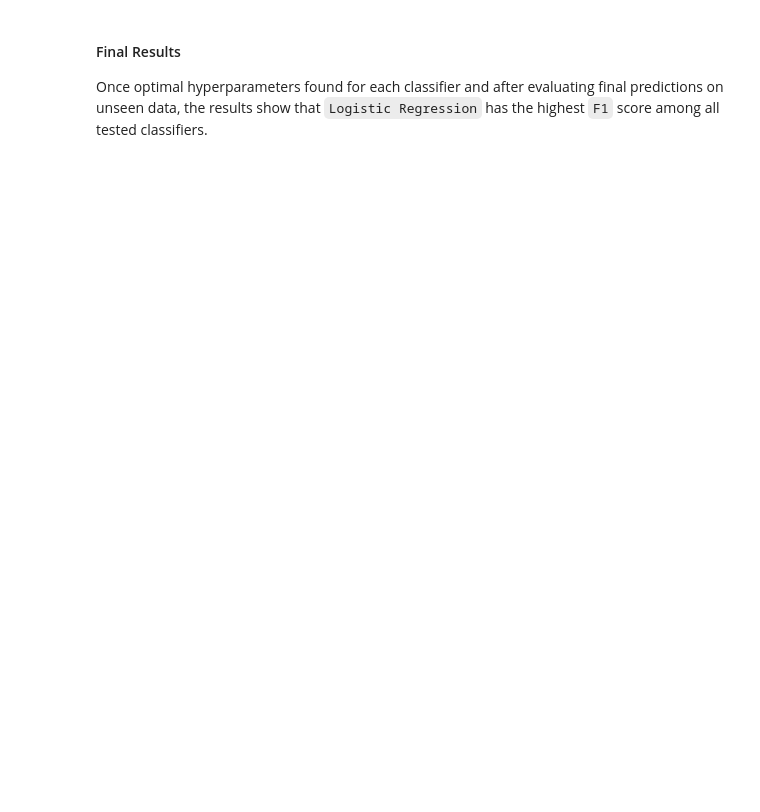
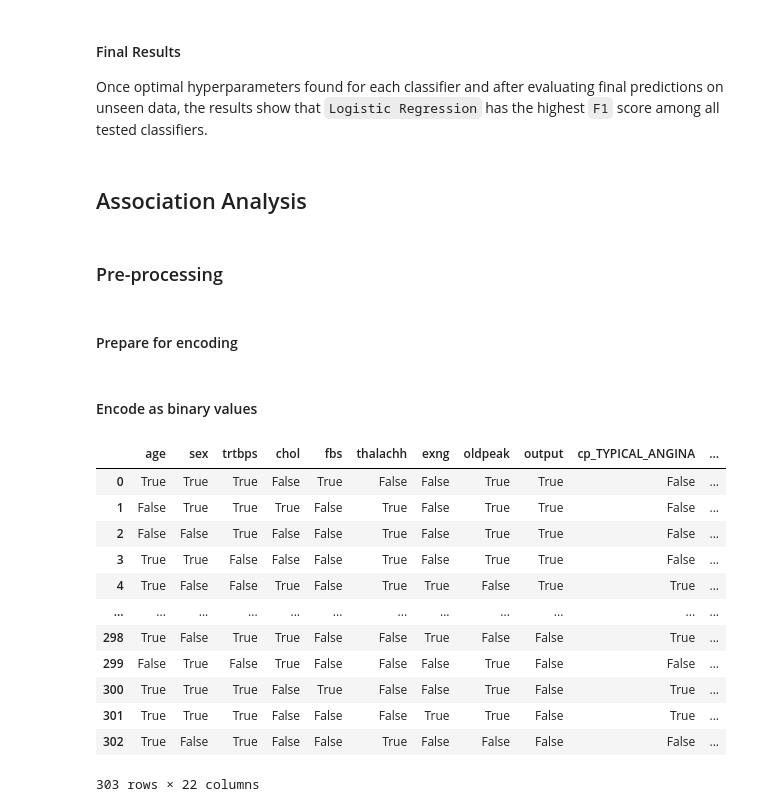
Before and after one commit to marbrex/tiw-data-analysis-project, a Jupyter notebook: heart-attack-prediction-and-analysis.ipynb, the cells around one changed output. Drawn from its saved outputs; the diff is of its cells as text; code cells hidden in the pictures; blank space fills up the shorter version.

```diff
--- a/heart-attack-prediction-and-analysis.ipynb
+++ b/heart-attack-prediction-and-analysis.ipynb
@@ -1058,3 +1063,76 @@ F1 Score:  0.8737864077669903
 #### Final Results
 
 Once optimal hyperparameters found for each classifier and after evaluating final predictions on unseen data, the results show that `Logistic Regression` has the highest `F1` score among all tested classifiers.
+# %% [markdown]
+<a name="association-analysis"></a>
+## Association Analysis
+# %% [markdown]
+<a name="association-analysis-pre-processing"></a>
+### Pre-processing
+# %% [markdown]
+<a name="association-analysis-prepare-for-encoding"></a>
+#### Prepare for encoding
+# %%
+# Copy
+df_encoded = df.copy()
+df_encoded = df_encoded.drop(columns='caa')
+df_encoded[TARGET] = df_encoded[TARGET].astype('boolean')
+nb_rows = len(df.index)
+
+categorical_enums = {
+    'cp': ChestPain,
+    'restecg': ECG,
+    'slp': Slope,
+    'thall': Thalassemia
+}
+
+# Init columns and fill with 'False'
+columns_to_add = {}
+for k, v in categorical_enums.items():
+    for e in v:
+        columns_to_add[k + '_' + e.name] = [False] * nb_rows
+# %% [markdown]
+<a name="association-analysis-encode-as-binary-values"></a>
+#### Encode as binary values
+# %%
+# Loop through columns and Encode values as 'False' or 'True'
+for col_name, series in df_encoded.items():
+
+    # CONTINUOUS (threshold: median of the attribute)
+    if col_name in CONTINUOUS:
+        col_median = df_encoded[col_name].median()
+        df_encoded[col_name] = df_encoded[col_name].transform(lambda x: x >= col_median)
+
+    # CATEGORICAL, Not Binary (create new column for each category)
+    elif col_name in categorical_enums.keys():
+        for idx, val in series.items():
+            new_col_name = col_name + '_' + categorical_enums[col_name](val).name
+            columns_to_add[new_col_name][idx] = True
+
+    # CATEGORICAL, Binary (transform 'integer' to 'boolean' type)
+    elif col_name in CATEGORICAL:
+        df_encoded[col_name] = df_encoded[col_name].astype('boolean')
+
+# Add newly created categorical columns to the DataFrame
+for col_name, col_list in columns_to_add.items():
+    df_encoded[col_name] = col_list
+
+# Drop the old categorical columns
+df_encoded = df_encoded.drop(columns=categorical_enums.keys())
+df_encoded = df_encoded.drop(columns=['thall_NULL'])
+
+display(df_encoded)
+# %% [output]
+|  | age | sex | trtbps | chol | fbs | thalachh | exng | oldpeak | output | cp_TYPICAL_ANGINA | ... |
+| 0 | True | True | True | False | True | False | False | True | True | False | ... |
+| 1 | False | True | True | True | False | True | False | True | True | False | ... |
+| 2 | False | False | True | False | False | True | False | True | True | False | ... |
+| 3 | True | True | False | False | False | True | False | True | True | False | ... |
+| 4 | True | False | False | True | False | True | True | False | True | True | ... |
+| ... | ... | ... | ... | ... | ... | ... | ... | ... | ... | ... | ... |
+| 298 | True | False | True | True | False | False | True | False | False | True | ... |
+| 299 | False | True | False | True | False | False | False | True | False | False | ... |
+| 300 | True | True | True | False | True | False | False | True | False | True | ... |
+| 301 | True | True | True | False | False | False | True | True | False | True | ... |
+| 302 | True | False | True | False | False | True | False | False | False | False | ... |
+303 rows × 22 columns
```
Also changed, not shown: parts of 9 cells of this notebook.
